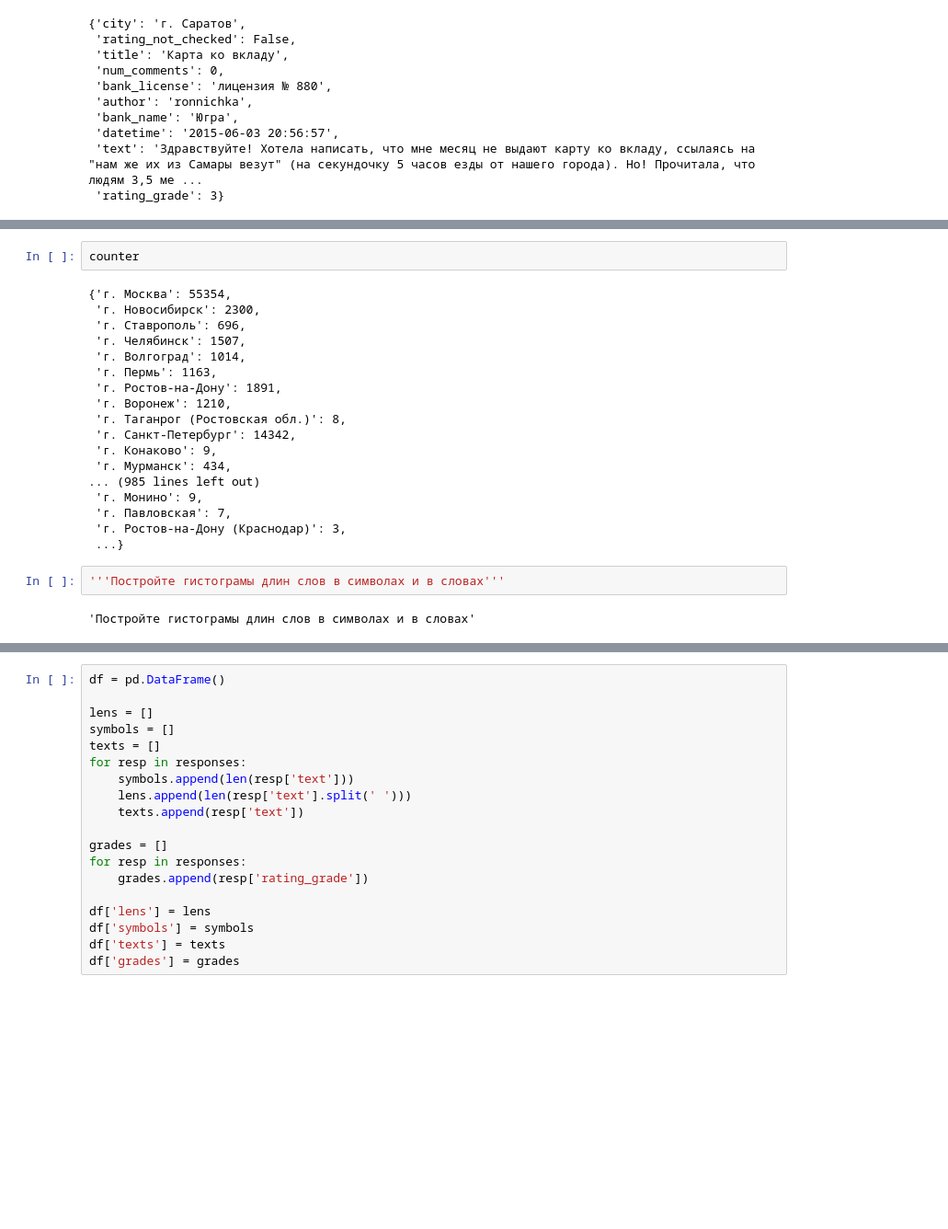
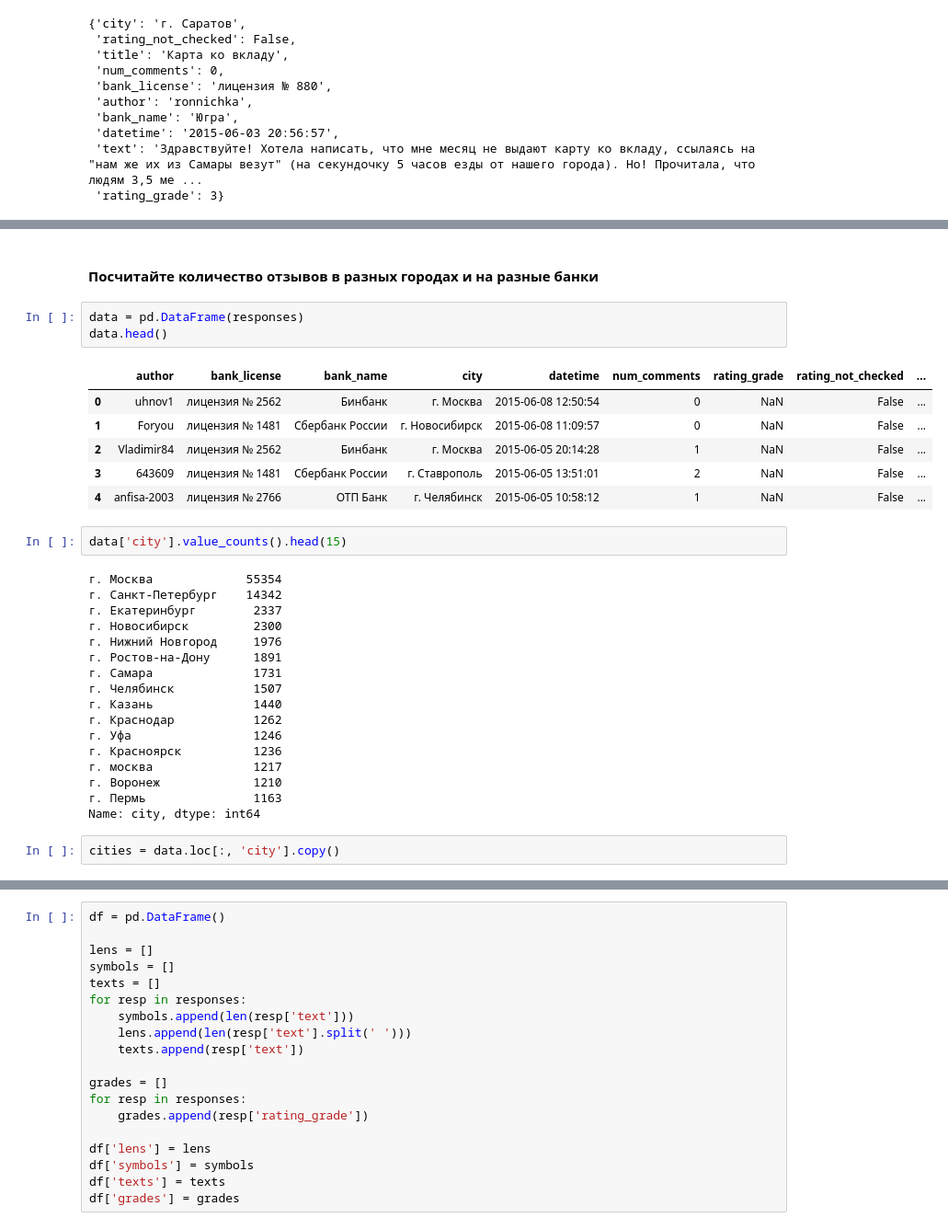
Before and after one commit to IrinaBelaya87/Homework, a Jupyter notebook: nlp-1.ipynb, the cells around one changed output, grey strips where cells are left out. Shown: that part at 92% size. Cells and saved outputs as stored; diff of their text form; blank space fills up the shorter version.

```diff
--- a/nlp-1.ipynb
+++ b/nlp-1.ipynb
@@ -51,24 +38,33 @@ for resp in responses:
-# %%
-counter
-# %% [output]
-{'г. Москва': 55354,
- 'г. Новосибирск': 2300,
- 'г. Ставрополь': 696,
- 'г. Челябинск': 1507,
- 'г. Волгоград': 1014,
- 'г. Пермь': 1163,
- 'г. Ростов-на-Дону': 1891,
- 'г. Воронеж': 1210,
- 'г. Таганрог (Ростовская обл.)': 8,
- 'г. Санкт-Петербург': 14342,
- 'г. Конаково': 9,
- 'г. Мурманск': 434,
-... (985 lines left out)
- 'г. Монино': 9,
- 'г. Павловская': 7,
- 'г. Ростов-на-Дону (Краснодар)': 3,
- ...}
-# %%
-'''Постройте гистограмы длин слов в символах и в словах'''
-# %% [output]
-'Постройте гистограмы длин слов в символах и в словах'
+# %% [markdown]
+#### Посчитайте количество отзывов в разных городах и на разные банки
+# %%
+data = pd.DataFrame(responses)
+data.head()
+# %% [output]
+|  | author | bank_license | bank_name | city | datetime | num_comments | rating_grade | rating_not_checked | ... |
+| 0 | uhnov1 | лицензия № 2562 | Бинбанк | г. Москва | 2015-06-08 12:50:54 | 0 | NaN | False | ... |
+| 1 | Foryou | лицензия № 1481 | Сбербанк России | г. Новосибирск | 2015-06-08 11:09:57 | 0 | NaN | False | ... |
+| 2 | Vladimir84 | лицензия № 2562 | Бинбанк | г. Москва | 2015-06-05 20:14:28 | 1 | NaN | False | ... |
+| 3 | 643609 | лицензия № 1481 | Сбербанк России | г. Ставрополь | 2015-06-05 13:51:01 | 2 | NaN | False | ... |
+| 4 | anfisa-2003 | лицензия № 2766 | ОТП Банк | г. Челябинск | 2015-06-05 10:58:12 | 1 | NaN | False | ... |
+# %%
+data['city'].value_counts().head(15)
+# %% [output]
+г. Москва             55354
+г. Санкт-Петербург    14342
+г. Екатеринбург        2337
+г. Новосибирск         2300
+г. Нижний Новгород     1976
+г. Ростов-на-Дону      1891
+г. Самара              1731
+г. Челябинск           1507
+г. Казань              1440
+г. Краснодар           1262
+г. Уфа                 1246
+г. Красноярск          1236
+г. москва              1217
+г. Воронеж             1210
+г. Пермь               1163
+Name: city, dtype: int64
+# %%
+cities = data.loc[:, 'city'].copy()
```
Also changed, not shown: parts of 46 cells of this notebook.
